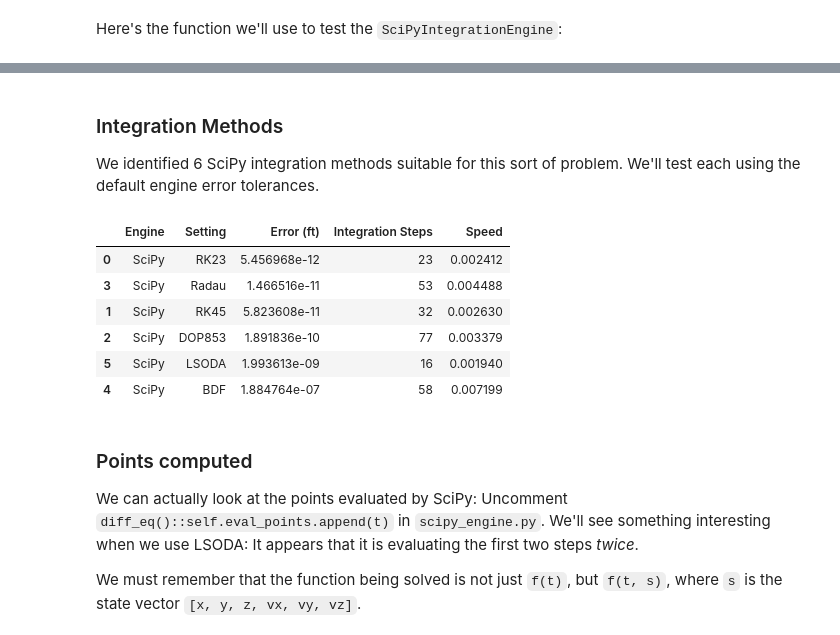
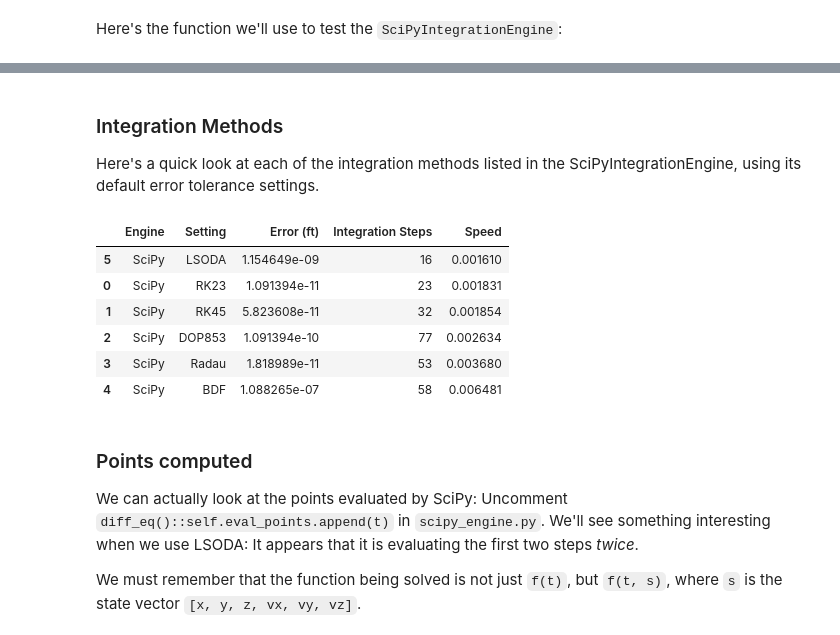
Before and after one commit to o-murphy/py-ballisticcalc, a Jupyter notebook: examples/BenchmarkVacuumTraj.ipynb, the cells around one changed output, grey strips where cells are left out. Cells and saved outputs as stored; diff of their text form; code cells hidden in the pictures.

```diff
--- a/examples/BenchmarkVacuumTraj.ipynb
+++ b/examples/BenchmarkVacuumTraj.ipynb
@@ -36,11 +38,11 @@ range_to_zero = vacuum_range(velocity=launch_velocity_fps, angle_in_degrees=laun
 print(f'{time} seconds to return to zero, launching at {launch_velocity_fps}fps with {launch_angle_deg} degrees.  '
       f'Range={range_to_zero:.4f}ft.')
 
+shot = Shot(ammo=Ammo(DragModel(bc=0.759, drag_table=TableG1), Velocity.FPS(launch_velocity_fps)), atmo=Vacuum())
+shot.relative_angle = Angular.Degree(launch_angle_deg)
+
 def check_error(hit: HitResult, output: bool = False) -> float:
-    z_down = hit.flag(TrajFlag.ZERO_DOWN)
-    if z_down is not None and output:
-        print(f'ZERO_DOWN: {z_down.time}s to ({z_down.distance >> Distance.Feet}, {z_down.height >> Distance.Feet}).')
-    chkpt = hit.get_at_distance(Distance.Feet(range_to_zero))
+    chkpt = hit.get_at_time(60.0)
     if chkpt is not None:
         chk_x = chkpt.distance >> Distance.Feet
         chk_h = chkpt.height >> Distance.Feet
@@ -83,21 +79,17 @@ Here's the function we'll use to test the `SciPyIntegrationEngine`:
 # %%
 def scipy_chk(timeit: bool = False, **kwargs):
     config = SciPyEngineConfigDict(
-        cMinimumVelocity=0,
         cMinimumAltitude=-1,
         **kwargs,
     )
     calc = Calculator(config, engine='scipy_engine')
-    shot = Shot(ammo=Ammo(DragModel(bc=0.759, drag_table=TableG1), Velocity.FPS(launch_velocity_fps)), atmo=Vacuum())
-    shot.relative_angle = Angular.Degree(launch_angle_deg)
-    t = calc.fire(shot, Distance.Feet(range_to_zero), extra_data=True, time_step=60.0)
+    t = calc.fire(shot, Distance.Feet(range_to_zero), time_step=60.0)
     err = check_error(t, False)
     evals = calc.integration_step_count
     if timeit:
-        speed = %timeit -o calc.fire(shot, Distance.Feet(range_to_zero), extra_data=True, time_step=60.0)
+        speed = %timeit -o calc.fire(shot, Distance.Feet(range_to_zero), time_step=60.0)
         return err, evals, speed.average
     return err, evals
-logger.setLevel(logging.WARNING)
 err, count, speed = scipy_chk(timeit=True, integration_method="LSODA")
 print(f'Error={err:.8f}ft.  Integration steps: {calc.integration_step_count}.  Speed: {speed:.5f}s')
 # %% [output]
@@ -106,24 +98,24 @@ Error=0.00000000ft.  Integration steps: 16.  Speed: 0.00196s
 # %% [markdown]
 ### Integration Methods
 
-We identified 6 SciPy integration methods suitable for this sort of problem.  We'll test each using the default engine error tolerances.
+Here's a quick look at each of the integration methods listed in the SciPyIntegrationEngine, using its default error tolerance settings.
 # %%
 from py_ballisticcalc.engines.scipy_engine import INTEGRATION_METHOD
 stdout = sys.stdout  # Capture stdout because timeit prints to it
 sys.stdout = io.StringIO()
 for method in get_args(INTEGRATION_METHOD):
     err, count, speed = scipy_chk(timeit=True, integration_method=method)
     summary.append(('SciPy', method, err, count, speed))
 sys.stdout = stdout
-pd.DataFrame(summary, columns=['Engine', 'Setting', 'Error (ft)', 'Integration Steps', 'Speed']).sort_values(by='Error (ft)', ascending=True)
+pd.DataFrame(summary, columns=['Engine', 'Setting', 'Error (ft)', 'Integration Steps', 'Speed']).sort_values(by='Speed', ascending=True)
 # %% [output]
 |  | Engine | Setting | Error (ft) | Integration Steps | Speed |
-| 0 | SciPy | RK23 | 5.456968e-12 | 23 | 0.002412 |
-| 3 | SciPy | Radau | 1.466516e-11 | 53 | 0.004488 |
-| 1 | SciPy | RK45 | 5.823608e-11 | 32 | 0.002630 |
-| 2 | SciPy | DOP853 | 1.891836e-10 | 77 | 0.003379 |
-| 5 | SciPy | LSODA | 1.993613e-09 | 16 | 0.001940 |
-| 4 | SciPy | BDF | 1.884764e-07 | 58 | 0.007199 |
+| 5 | SciPy | LSODA | 1.154649e-09 | 16 | 0.001610 |
+| 0 | SciPy | RK23 | 1.091394e-11 | 23 | 0.001831 |
+| 1 | SciPy | RK45 | 5.823608e-11 | 32 | 0.001854 |
+| 2 | SciPy | DOP853 | 1.091394e-10 | 77 | 0.002634 |
+| 3 | SciPy | Radau | 1.818989e-11 | 53 | 0.003680 |
+| 4 | SciPy | BDF | 1.088265e-07 | 58 | 0.006481 |
 # %% [markdown]
 ### Points computed
 
```
Also changed, not shown: parts of 24 cells of this notebook, 15 other files.
